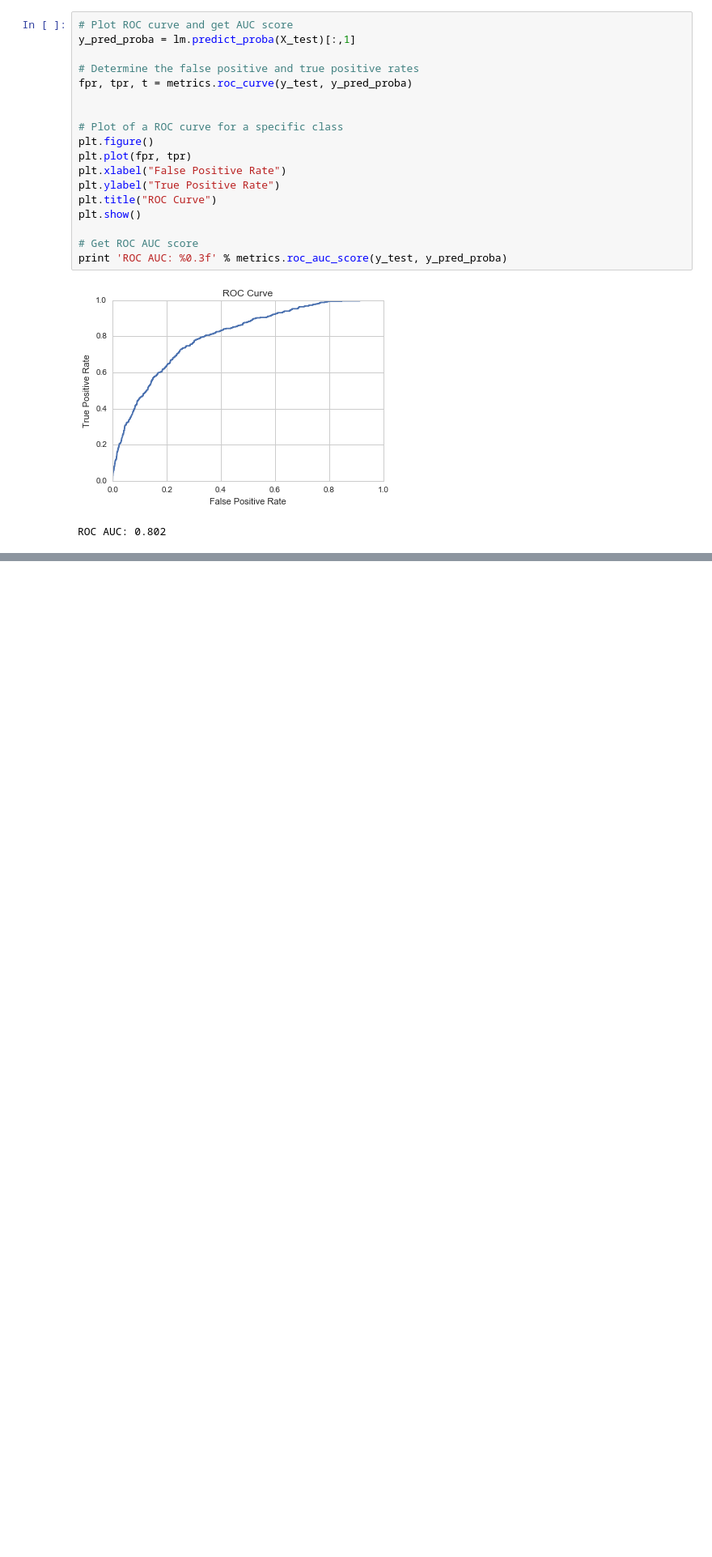
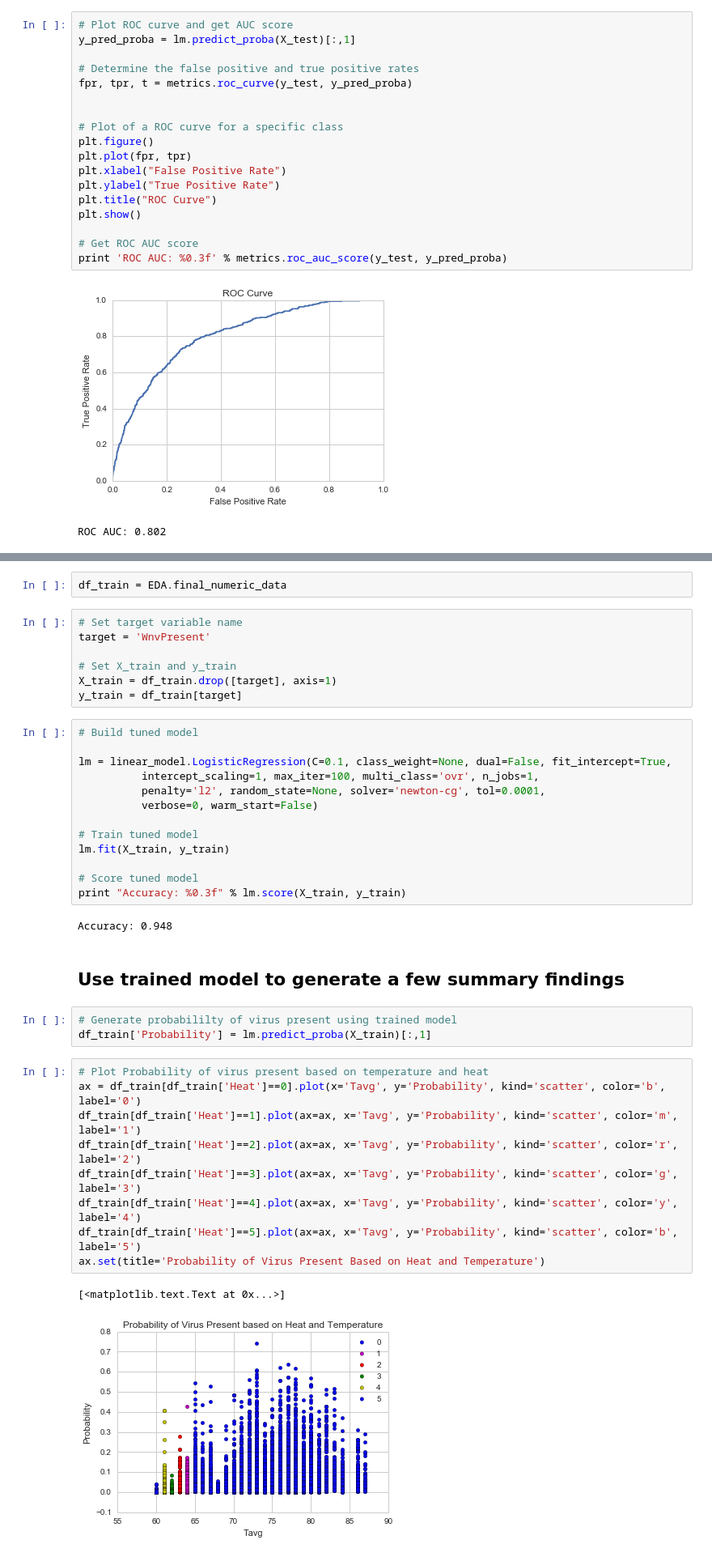
Before and after one commit to rhsu0268/West-Nile-Virus, a Jupyter notebook: Logistic_Regression.ipynb, the cells around one changed output, grey strips where cells are left out. Shown: that part at 81% size. Saved outputs shown, nothing was run; the diff lists cells and outputs as text; blank space fills up the shorter version.

```diff
--- a/Logistic_Regression.ipynb
+++ b/Logistic_Regression.ipynb
@@ -251,0 +308,41 @@ ROC AUC: 0.802
+# %%
+df_train = EDA.final_numeric_data
+# %%
+# Set target variable name
+target = 'WnvPresent'
+
+# Set X_train and y_train
+X_train = df_train.drop([target], axis=1)
+y_train = df_train[target]
+# %%
+# Build tuned model
+
+lm = linear_model.LogisticRegression(C=0.1, class_weight=None, dual=False, fit_intercept=True,
+          intercept_scaling=1, max_iter=100, multi_class='ovr', n_jobs=1,
+          penalty='l2', random_state=None, solver='newton-cg', tol=0.0001,
+          verbose=0, warm_start=False)
+
+# Train tuned model
+lm.fit(X_train, y_train)
+
+# Score tuned model
+print "Accuracy: %0.3f" % lm.score(X_train, y_train)
+# %% [output]
+Accuracy: 0.948
+# %% [markdown]
+## Use trained model to generate a few summary findings
+# %%
+# Generate probabililty of virus present using trained model
+df_train['Probability'] = lm.predict_proba(X_train)[:,1]
+# %%
+# Plot Probability of virus present based on temperature and heat
+ax = df_train[df_train['Heat']==0].plot(x='Tavg', y='Probability', kind='scatter', color='b', label='0')
+df_train[df_train['Heat']==1].plot(ax=ax, x='Tavg', y='Probability', kind='scatter', color='m', label='1')
+df_train[df_train['Heat']==2].plot(ax=ax, x='Tavg', y='Probability', kind='scatter', color='r', label='2')
+df_train[df_train['Heat']==3].plot(ax=ax, x='Tavg', y='Probability', kind='scatter', color='g', label='3')
+df_train[df_train['Heat']==4].plot(ax=ax, x='Tavg', y='Probability', kind='scatter', color='y', label='4')
+df_train[df_train['Heat']==5].plot(ax=ax, x='Tavg', y='Probability', kind='scatter', color='b', label='5')
+ax.set(title='Probability of Virus Present Based on Heat and Temperature')
+# %% [output]
+[<matplotlib.text.Text at 0x...>]
+[figure, added]
```
Also changed, not shown: parts of 9 cells of this notebook, 1 other file.
